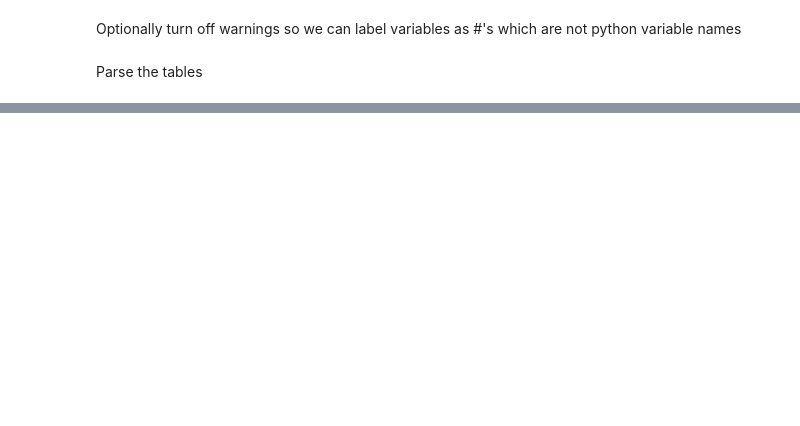
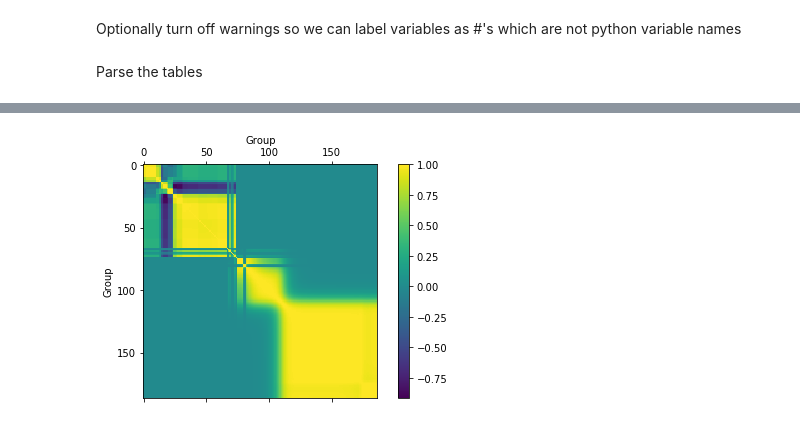
Before and after one commit to veeshy/ASAPy, a Jupyter notebook: parse_cov.ipynb, the cells around one changed output, grey strips where cells are left out. Drawn from its saved outputs; the diff is of its cells as text; code cells hidden in the pictures; blank space fills up the shorter version.

```diff
--- a/parse_cov.ipynb
+++ b/parse_cov.ipynb
@@ -100,0 +293,15 @@ f.close()
+# %%
+h = pd.HDFStore('scale_cov_252.h5', 'a')
+# %%
+d = h['5459/102/5459/102/corr']
+# %%
+fig, ax = plt.subplots()
+c = ax.matshow(d.values/1000)
+plt.colorbar(c)
+ax.set_xlabel('Group')
+ax.xaxis.set_label_position('top')
+ax.set_ylabel('Group')
+plt.tight_layout()
+plt.savefig('xe135m_mt=102_corr.eps')
+# %% [output]
+[figure, added]
```
Also changed, not shown: parts of 9 cells of this notebook, 1 other file.
